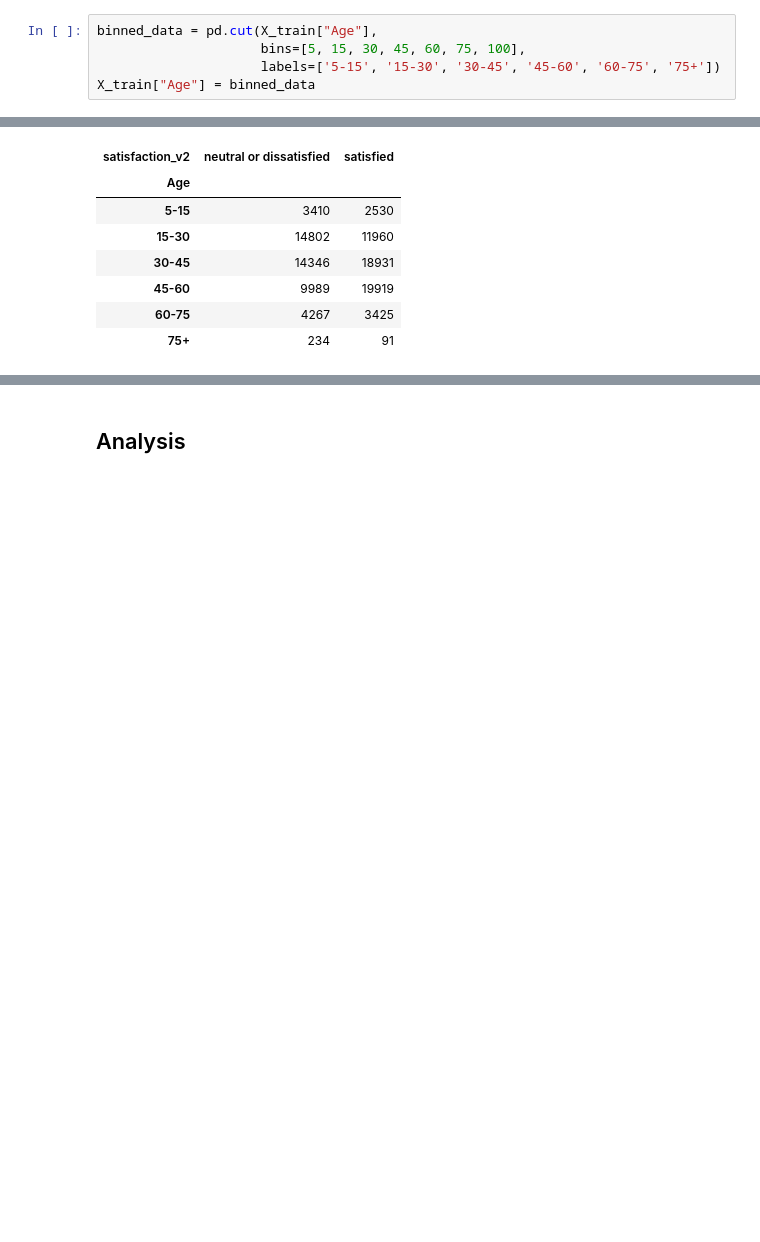
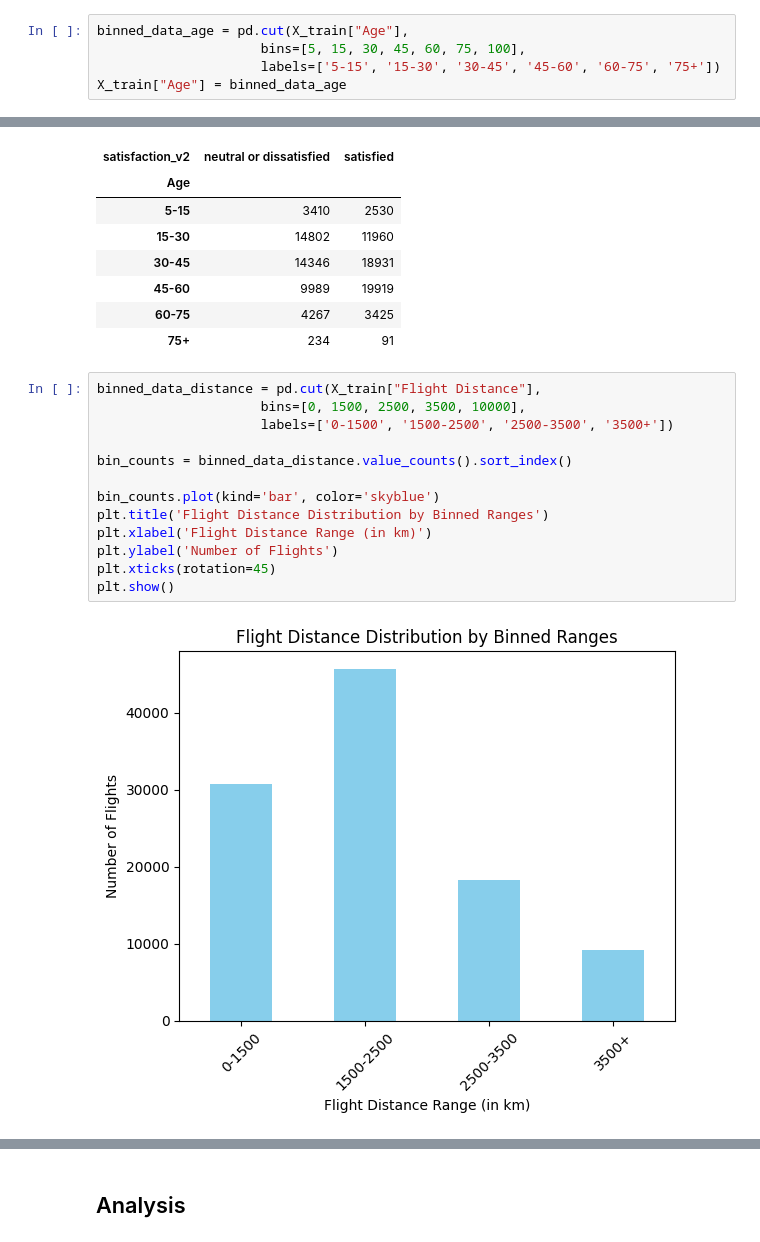
Before and after one commit to aselkabopp/airline_passenger_satisfaction, a Jupyter notebook: airline_passenger_satisfaction.ipynb, the cells around one changed output, grey strips where cells are left out. Cells and saved outputs as stored; diff of their text form; blank space fills up the shorter version.

Commit message:
Add files via upload
Data exploration and Data transformation sections are extended

```diff
--- a/airline_passenger_satisfaction.ipynb
+++ b/airline_passenger_satisfaction.ipynb
@@ -225,10 +247,10 @@ Departure Delay in Minutes           0
 Arrival Delay in Minutes             0
 dtype: int64
 # %%
-binned_data = pd.cut(X_train["Age"],
+binned_data_age = pd.cut(X_train["Age"],
                      bins=[5, 15, 30, 45, 60, 75, 100],
                      labels=['5-15', '15-30', '30-45', '45-60', '60-75', '75+'])
-X_train["Age"] = binned_data
+X_train["Age"] = binned_data_age
 # %%
 age_satisfaction_distribution = pd.crosstab(X_train["Age"] , y_train)
 age_satisfaction_distribution
@@ -241,3 +263,18 @@ age_satisfaction_distribution
 | 45-60 | 9989 | 19919 |
 | 60-75 | 4267 | 3425 |
 | 75+ | 234 | 91 |
+# %%
+binned_data_distance = pd.cut(X_train["Flight Distance"],
+                     bins=[0, 1500, 2500, 3500, 10000],
+                     labels=['0-1500', '1500-2500', '2500-3500', '3500+'])
+
+bin_counts = binned_data_distance.value_counts().sort_index()
+
+bin_counts.plot(kind='bar', color='skyblue')
+plt.title('Flight Distance Distribution by Binned Ranges')
+plt.xlabel('Flight Distance Range (in km)')
+plt.ylabel('Number of Flights')
+plt.xticks(rotation=45)
+plt.show()
+# %% [output]
+[figure, added]
```
Also changed, not shown: parts of 7 cells of this notebook.
